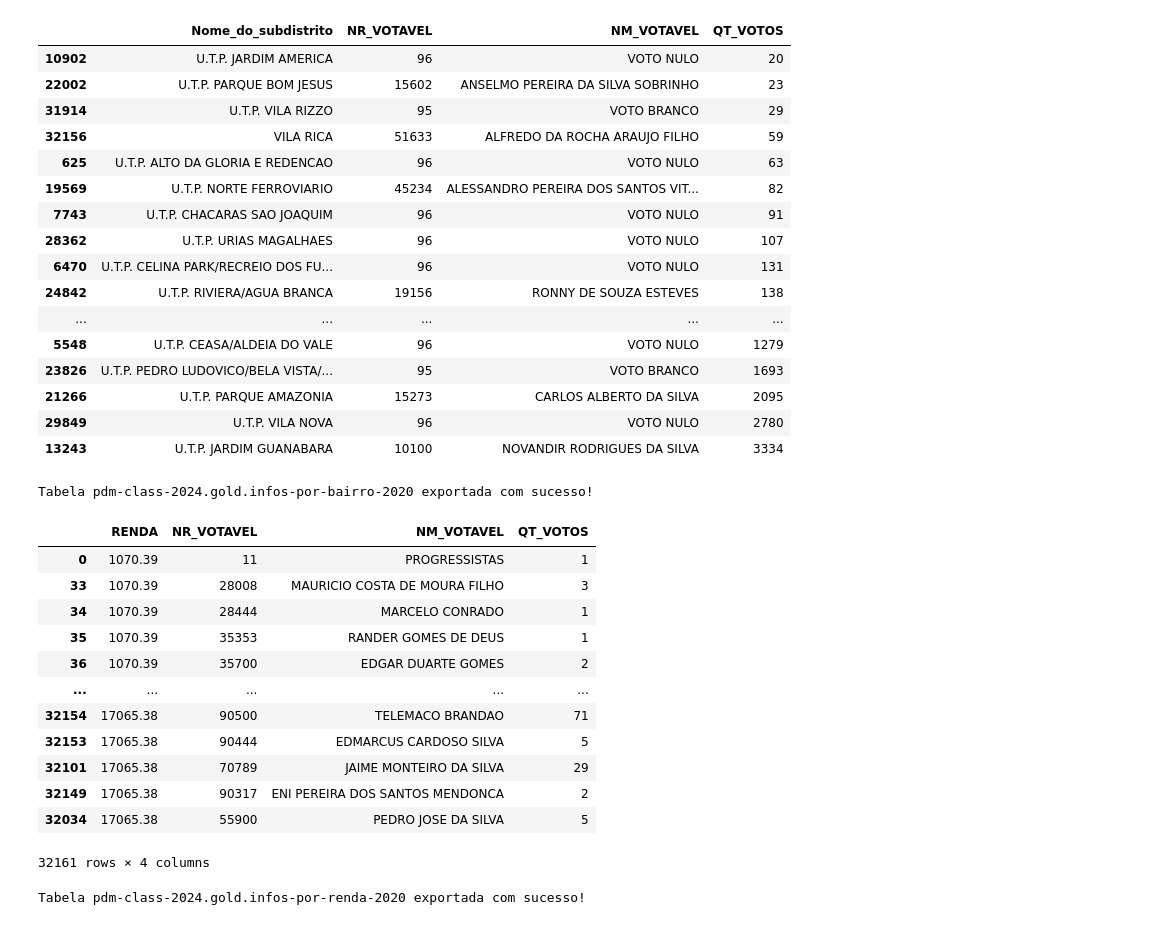
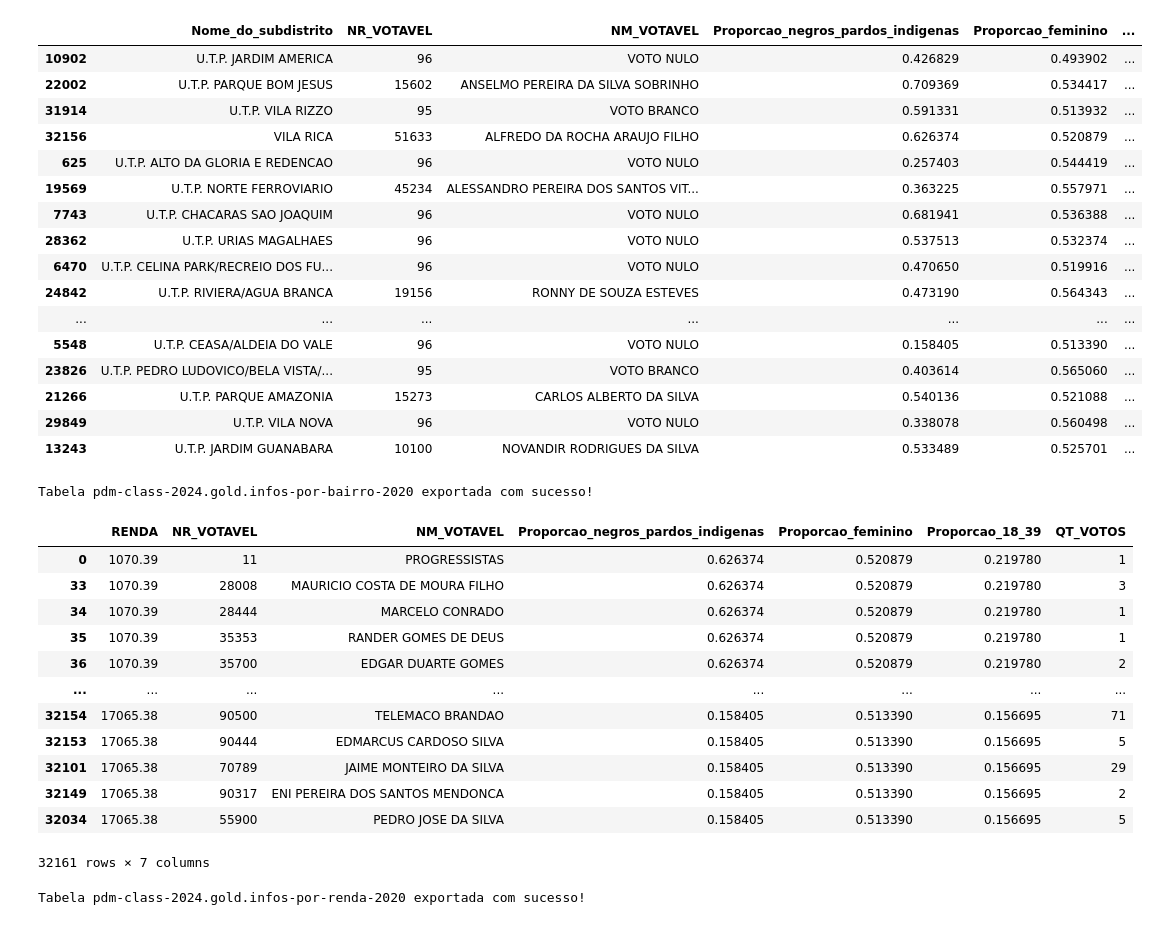
Before and after one commit to LisandraMoura/pipeline-dados-PDM, a Jupyter notebook: dataproc/gold_2020.ipynb, the cells around one changed output. Cells and saved outputs as stored; diff of their text form; code cells hidden in the pictures.

```diff
--- a/dataproc/gold_2020.ipynb
+++ b/dataproc/gold_2020.ipynb
@@ -7,30 +7,30 @@ agrega['RENDA'] = agrega['V005'] + agrega['V009']
 # %%
 # 1. NR_VOTAVEL com maior número de votos por Nome_do_subdistrito
 # 2. NM_VOTAVEL com maior número de votos por Nome_do_subdistrito
-nr_votavel_subdistrito = agrega.groupby(['Nome_do_subdistrito', 'NR_VOTAVEL', 'NM_VOTAVEL'])['QT_VOTOS'].sum().reset_index()
+nr_votavel_subdistrito = agrega.groupby(['Nome_do_subdistrito', 'NR_VOTAVEL', 'NM_VOTAVEL', 'Proporcao_negros_pardos_indigenas', 'Proporcao_feminino', 'Proporcao_18_39'])['QT_VOTOS'].sum().reset_index()
 nr_votavel_max = nr_votavel_subdistrito.loc[nr_votavel_subdistrito.groupby('Nome_do_subdistrito')['QT_VOTOS'].idxmax()]
 
 # Partidos políticos mais bem votados por bairro
 # Candidato com maior numero de votos por bairro
 nr_votavel_max.sort_values('QT_VOTOS')
 # %% [output]
-|  | Nome_do_subdistrito | NR_VOTAVEL | NM_VOTAVEL | QT_VOTOS |
-| 10902 | U.T.P. JARDIM AMERICA | 96 | VOTO NULO | 20 |
-| 22002 | U.T.P. PARQUE BOM JESUS | 15602 | ANSELMO PEREIRA DA SILVA SOBRINHO | 23 |
-| 31914 | U.T.P. VILA RIZZO | 95 | VOTO BRANCO | 29 |
-| 32156 | VILA RICA | 51633 | ALFREDO DA ROCHA ARAUJO FILHO | 59 |
-| 625 | U.T.P. ALTO DA GLORIA E REDENCAO | 96 | VOTO NULO | 63 |
-| 19569 | U.T.P. NORTE FERROVIARIO | 45234 | ALESSANDRO PEREIRA DOS SANTOS VIT... | 82 |
-| 7743 | U.T.P. CHACARAS SAO JOAQUIM | 96 | VOTO NULO | 91 |
-| 28362 | U.T.P. URIAS MAGALHAES | 96 | VOTO NULO | 107 |
-| 6470 | U.T.P. CELINA PARK/RECREIO DOS FU... | 96 | VOTO NULO | 131 |
-| 24842 | U.T.P. RIVIERA/AGUA BRANCA | 19156 | RONNY DE SOUZA ESTEVES | 138 |
-| ... | ... | ... | ... | ... |
-| 5548 | U.T.P. CEASA/ALDEIA DO VALE | 96 | VOTO NULO | 1279 |
-| 23826 | U.T.P. PEDRO LUDOVICO/BELA VISTA/... | 95 | VOTO BRANCO | 1693 |
-| 21266 | U.T.P. PARQUE AMAZONIA | 15273 | CARLOS ALBERTO DA SILVA | 2095 |
-| 29849 | U.T.P. VILA NOVA | 96 | VOTO NULO | 2780 |
-| 13243 | U.T.P. JARDIM GUANABARA | 10100 | NOVANDIR RODRIGUES DA SILVA | 3334 |
+|  | Nome_do_subdistrito | NR_VOTAVEL | NM_VOTAVEL | Proporcao_negros_pardos_indigenas | Proporcao_feminino | ... |
+| 10902 | U.T.P. JARDIM AMERICA | 96 | VOTO NULO | 0.426829 | 0.493902 | ... |
+| 22002 | U.T.P. PARQUE BOM JESUS | 15602 | ANSELMO PEREIRA DA SILVA SOBRINHO | 0.709369 | 0.534417 | ... |
+| 31914 | U.T.P. VILA RIZZO | 95 | VOTO BRANCO | 0.591331 | 0.513932 | ... |
+| 32156 | VILA RICA | 51633 | ALFREDO DA ROCHA ARAUJO FILHO | 0.626374 | 0.520879 | ... |
+| 625 | U.T.P. ALTO DA GLORIA E REDENCAO | 96 | VOTO NULO | 0.257403 | 0.544419 | ... |
+| 19569 | U.T.P. NORTE FERROVIARIO | 45234 | ALESSANDRO PEREIRA DOS SANTOS VIT... | 0.363225 | 0.557971 | ... |
+| 7743 | U.T.P. CHACARAS SAO JOAQUIM | 96 | VOTO NULO | 0.681941 | 0.536388 | ... |
+| 28362 | U.T.P. URIAS MAGALHAES | 96 | VOTO NULO | 0.537513 | 0.532374 | ... |
+| 6470 | U.T.P. CELINA PARK/RECREIO DOS FU... | 96 | VOTO NULO | 0.470650 | 0.519916 | ... |
+| 24842 | U.T.P. RIVIERA/AGUA BRANCA | 19156 | RONNY DE SOUZA ESTEVES | 0.473190 | 0.564343 | ... |
+| ... | ... | ... | ... | ... | ... | ... |
+| 5548 | U.T.P. CEASA/ALDEIA DO VALE | 96 | VOTO NULO | 0.158405 | 0.513390 | ... |
+| 23826 | U.T.P. PEDRO LUDOVICO/BELA VISTA/... | 95 | VOTO BRANCO | 0.403614 | 0.565060 | ... |
+| 21266 | U.T.P. PARQUE AMAZONIA | 15273 | CARLOS ALBERTO DA SILVA | 0.540136 | 0.521088 | ... |
+| 29849 | U.T.P. VILA NOVA | 96 | VOTO NULO | 0.338078 | 0.560498 | ... |
+| 13243 | U.T.P. JARDIM GUANABARA | 10100 | NOVANDIR RODRIGUES DA SILVA | 0.533489 | 0.525701 | ... |
 # %%
 from google.cloud import bigquery
 import pandas as pd
@@ -50,25 +50,25 @@ Tabela pdm-class-2024.gold.infos-por-bairro-2020 exportada com sucesso!
 # 3. NM_VOTAVEL com maior número de votos por renda
 # 4. NR_VOTAVEL com maior número de votos por renda
 # Ordenar por renda para pegar as rendas mais altas e baixas
-nm_votavel_renda = agrega.groupby(['RENDA','NR_VOTAVEL','NM_VOTAVEL'])['QT_VOTOS'].sum().reset_index()
+nm_votavel_renda = agrega.groupby(['RENDA','NR_VOTAVEL','NM_VOTAVEL', 'Proporcao_negros_pardos_indigenas', 'Proporcao_feminino', 'Proporcao_18_39'])['QT_VOTOS'].sum().reset_index()
 renda_sorted = nm_votavel_renda.sort_values(by='RENDA')
 
 # Candidato e partido com maior quantidade de votos por renda (renda baixa e alta)
 renda_sorted
 # %% [output]
-|  | RENDA | NR_VOTAVEL | NM_VOTAVEL | QT_VOTOS |
-| 0 | 1070.39 | 11 | PROGRESSISTAS | 1 |
-| 33 | 1070.39 | 28008 | MAURICIO COSTA DE MOURA FILHO | 3 |
-| 34 | 1070.39 | 28444 | MARCELO CONRADO | 1 |
-| 35 | 1070.39 | 35353 | RANDER GOMES DE DEUS | 1 |
-| 36 | 1070.39 | 35700 | EDGAR DUARTE GOMES | 2 |
-| ... | ... | ... | ... | ... |
-| 32154 | 17065.38 | 90500 | TELEMACO BRANDAO | 71 |
-| 32153 | 17065.38 | 90444 | EDMARCUS CARDOSO SILVA | 5 |
-| 32101 | 17065.38 | 70789 | JAIME MONTEIRO DA SILVA | 29 |
-| 32149 | 17065.38 | 90317 | ENI PEREIRA DOS SANTOS MENDONCA | 2 |
-| 32034 | 17065.38 | 55900 | PEDRO JOSE DA SILVA | 5 |
+|  | RENDA | NR_VOTAVEL | NM_VOTAVEL | Proporcao_negros_pardos_indigenas | Proporcao_feminino | Proporcao_18_39 | QT_VOTOS |
+| 0 | 1070.39 | 11 | PROGRESSISTAS | 0.626374 | 0.520879 | 0.219780 | 1 |
+| 33 | 1070.39 | 28008 | MAURICIO COSTA DE MOURA FILHO | 0.626374 | 0.520879 | 0.219780 | 3 |
+| 34 | 1070.39 | 28444 | MARCELO CONRADO | 0.626374 | 0.520879 | 0.219780 | 1 |
+| 35 | 1070.39 | 35353 | RANDER GOMES DE DEUS | 0.626374 | 0.520879 | 0.219780 | 1 |
+| 36 | 1070.39 | 35700 | EDGAR DUARTE GOMES | 0.626374 | 0.520879 | 0.219780 | 2 |
+| ... | ... | ... | ... | ... | ... | ... | ... |
+| 32154 | 17065.38 | 90500 | TELEMACO BRANDAO | 0.158405 | 0.513390 | 0.156695 | 71 |
+| 32153 | 17065.38 | 90444 | EDMARCUS CARDOSO SILVA | 0.158405 | 0.513390 | 0.156695 | 5 |
+| 32101 | 17065.38 | 70789 | JAIME MONTEIRO DA SILVA | 0.158405 | 0.513390 | 0.156695 | 29 |
+| 32149 | 17065.38 | 90317 | ENI PEREIRA DOS SANTOS MENDONCA | 0.158405 | 0.513390 | 0.156695 | 2 |
+| 32034 | 17065.38 | 55900 | PEDRO JOSE DA SILVA | 0.158405 | 0.513390 | 0.156695 | 5 |
-32161 rows × 4 columns
+32161 rows × 7 columns
 # %%
 from google.cloud import bigquery
 import pandas as pd
```
Also changed, not shown: parts of 1 cell of this notebook, 12 other files.
